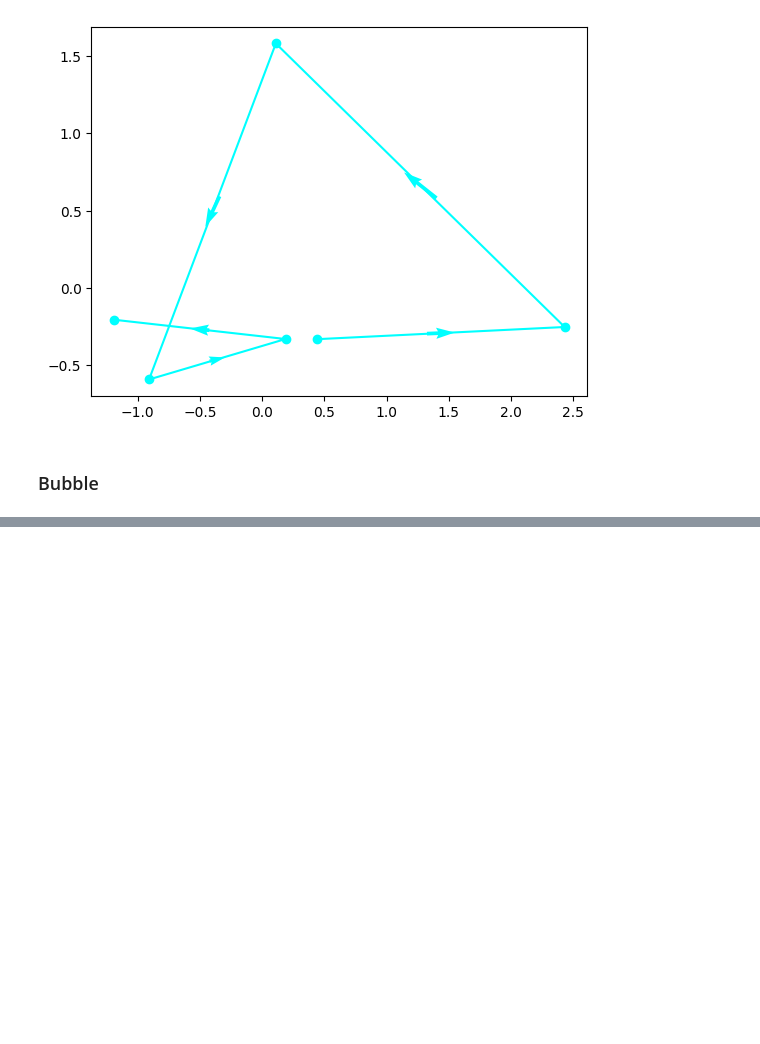
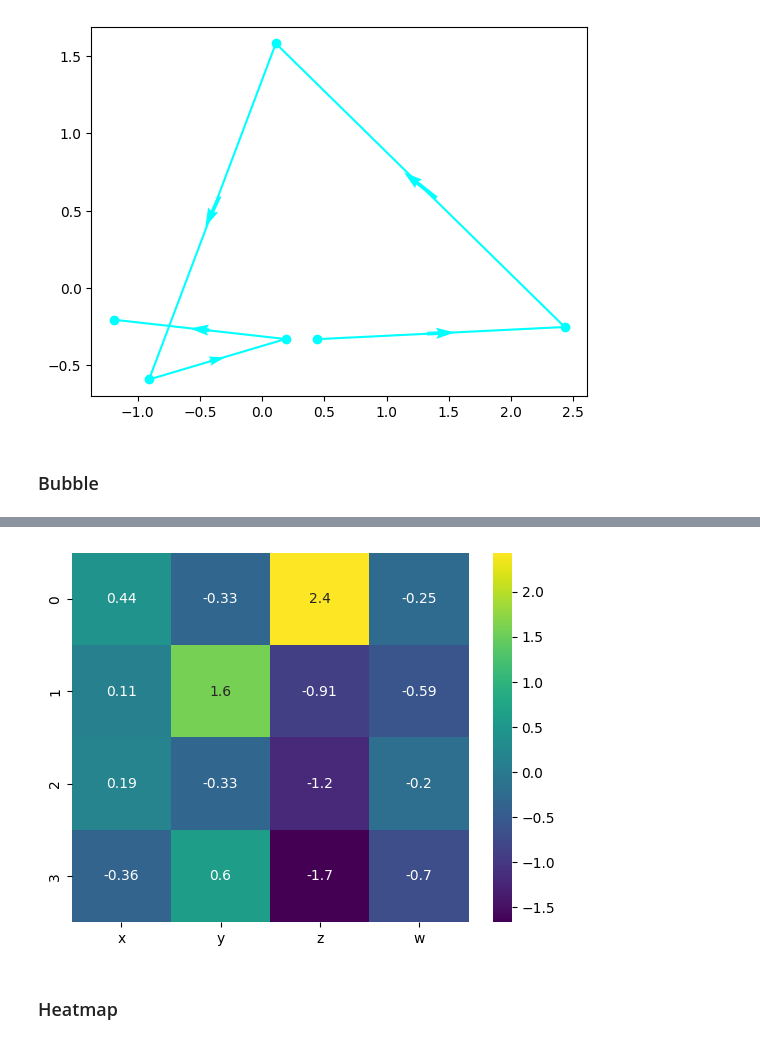
Before and after one commit to kazmierczakP/DataScienceNotebooks, a Jupyter notebook: Visualization.ipynb, the cells around one changed output, grey strips where cells are left out. Saved outputs shown, nothing was run; the diff lists cells and outputs as text; code cells hidden in the pictures; blank space fills up the shorter version.

```diff
--- a/Visualization.ipynb
+++ b/Visualization.ipynb
@@ -310,0 +349,7 @@ plt.quiver(midpoints_x,midpoints_y,u,v, pivot="mid", color="cyan")
+# %%
+sns.heatmap(df, annot=True, cmap="viridis")
+plt.show()
+# %% [output]
+[figure, added]
+# %% [markdown]
+### Heatmap
```
Also changed, not shown: parts of 17 cells of this notebook, 1 other file.
